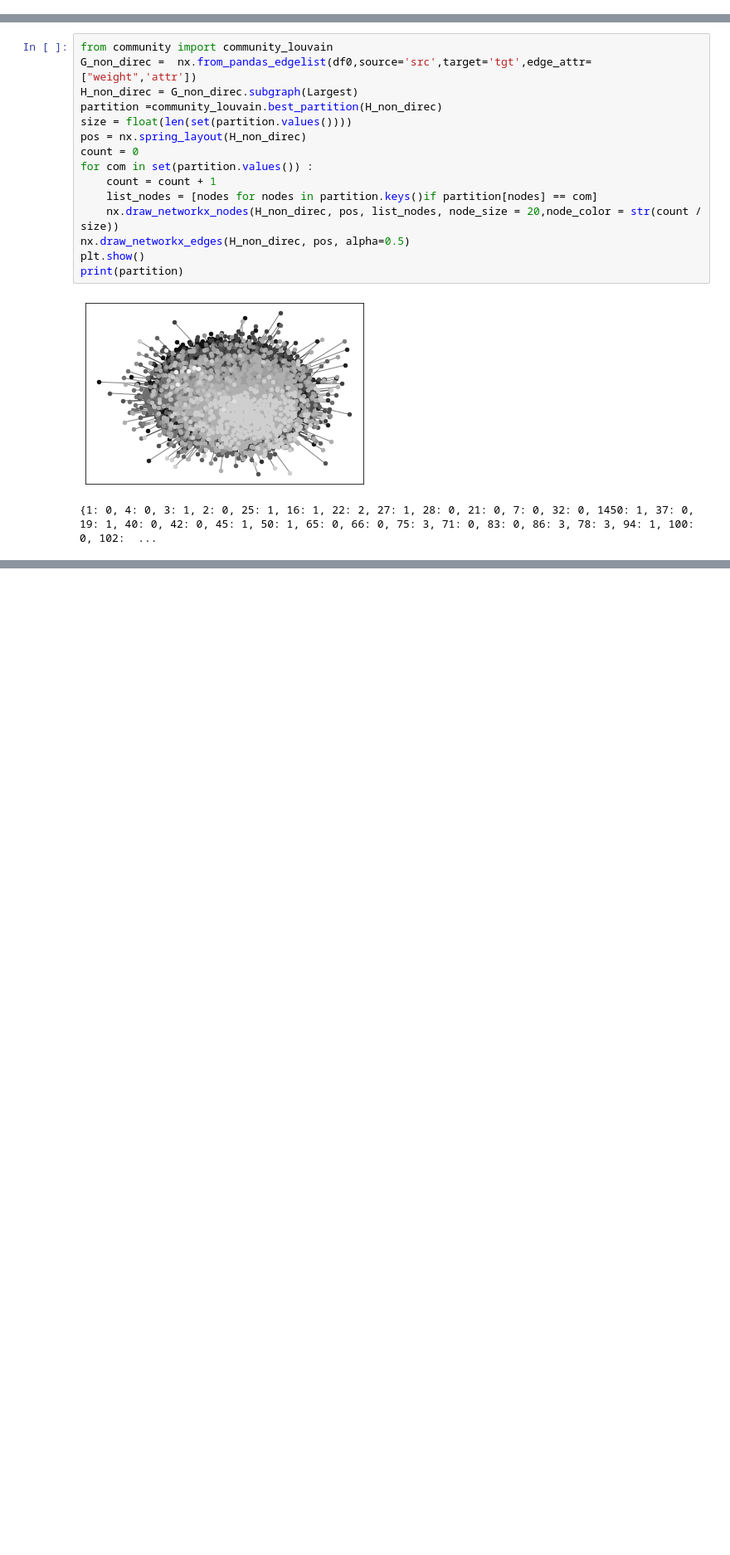
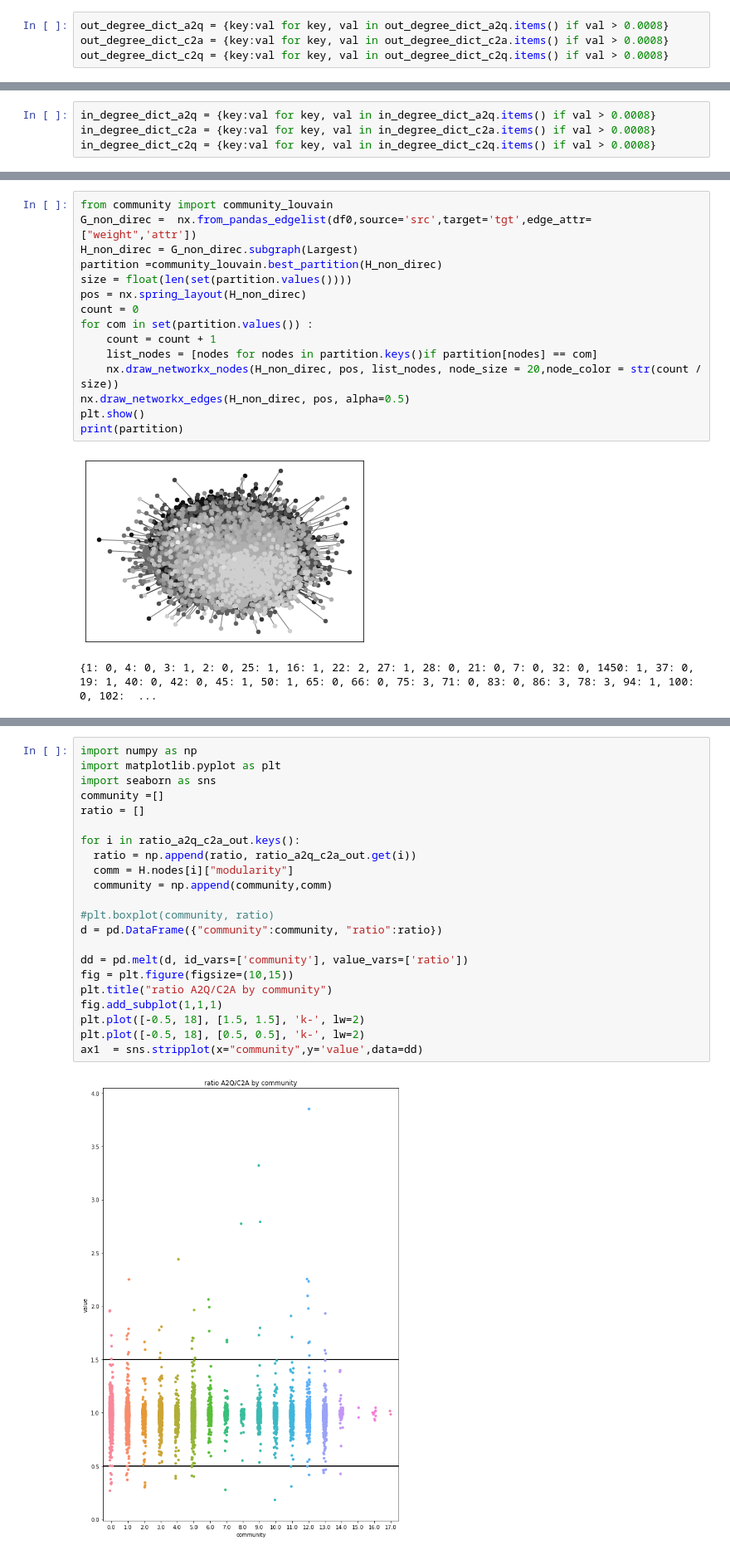
Before and after one commit to ppseguel/network_math, a Jupyter notebook: project.ipynb, the cells around one changed output, grey strips where cells are left out. Shown at 83% size. Drawn from its saved outputs; the diff is of its cells as text; blank space fills up the shorter version.

```diff
--- a/project.ipynb
+++ b/project.ipynb
@@ -237,3 +242,7 @@ Top 20 nodes by out degree centrality for a2q:
+# %%
+out_degree_dict_a2q = {key:val for key, val in out_degree_dict_a2q.items() if val > 0.0008}
+out_degree_dict_c2a = {key:val for key, val in out_degree_dict_c2a.items() if val > 0.0008}
+out_degree_dict_c2q = {key:val for key, val in out_degree_dict_c2q.items() if val > 0.0008}
 # %%
 from operator import itemgetter
 #In degree centrality a2q
@@ -280,6 +291,10 @@ Top 20 nodes by in degree centrality for a2q:
 (2926, 0.02282642567778124)
 (4231, 0.02267061389841072)
 (1131, 0.022514802119040198)
+# %%
+in_degree_dict_a2q = {key:val for key, val in in_degree_dict_a2q.items() if val > 0.0008}
+in_degree_dict_c2a = {key:val for key, val in in_degree_dict_c2a.items() if val > 0.0008}
+in_degree_dict_c2q = {key:val for key, val in in_degree_dict_c2q.items() if val > 0.0008}
 # %%
 from operator import itemgetter
 #Eigenvector centrality for a2q
@@ -630,0 +612,24 @@ AttributeError: ignored
+# %%
+import numpy as np
+import matplotlib.pyplot as plt
+import seaborn as sns
+community =[]
+ratio = []
+
+for i in ratio_a2q_c2a_out.keys():
+  ratio = np.append(ratio, ratio_a2q_c2a_out.get(i))
+  comm = H.nodes[i]["modularity"]
+  community = np.append(community,comm)
+
+#plt.boxplot(community, ratio)
+d = pd.DataFrame({"community":community, "ratio":ratio})
+
+dd = pd.melt(d, id_vars=['community'], value_vars=['ratio'])
+fig = plt.figure(figsize=(10,15))
+plt.title("ratio A2Q/C2A by community")
+fig.add_subplot(1,1,1)
+plt.plot([-0.5, 18], [1.5, 1.5], 'k-', lw=2)
+plt.plot([-0.5, 18], [0.5, 0.5], 'k-', lw=2)
+ax1  = sns.stripplot(x="community",y='value',data=dd)
+# %% [output]
+[figure, added]
```
Also changed, not shown: parts of 17 cells of this notebook.
